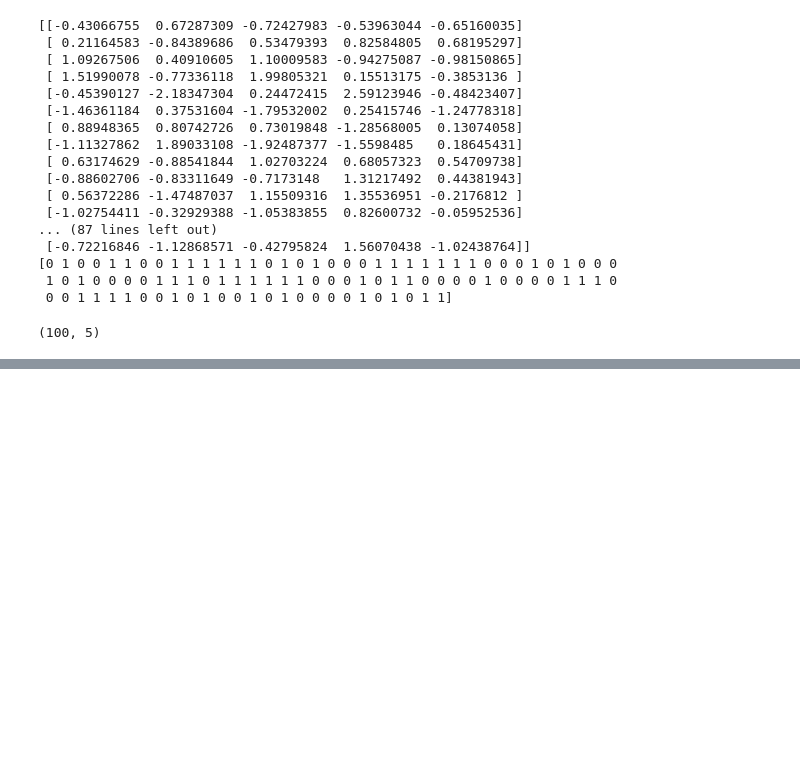
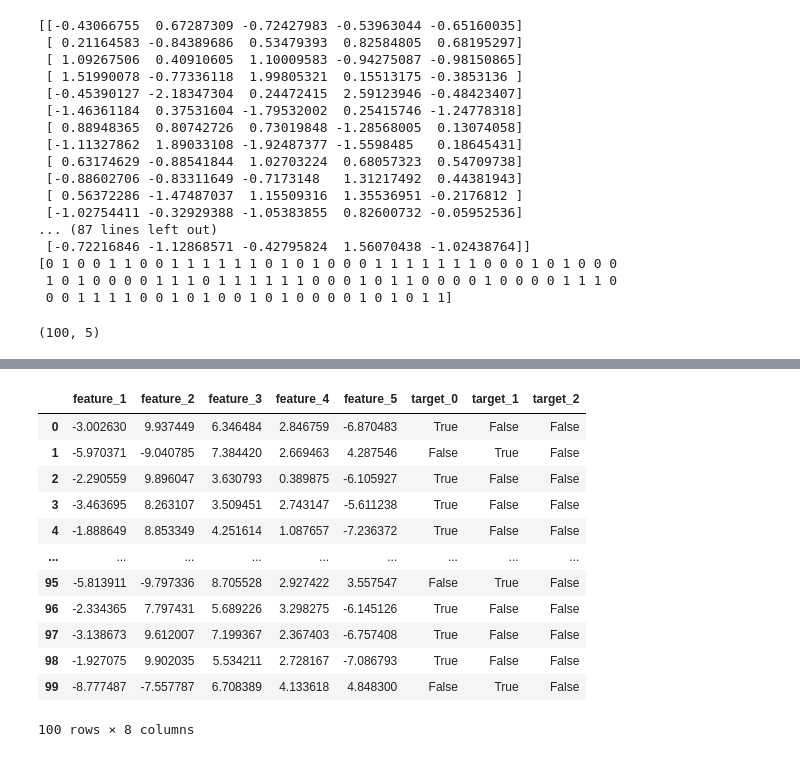
Before and after one commit to oakilae-droid/big0611, a Jupyter notebook: py/p04_머신러닝과딥러닝/ch02_전처리/ex07_전처리.ipynb, the cells around one changed output, grey strips where cells are left out. Cells and saved outputs as stored; diff of their text form; code cells hidden in the pictures; blank space fills up the shorter version.

```diff
--- a/py/p04_머신러닝과딥러닝/ch02_전처리/ex07_전처리.ipynb
+++ b/py/p04_머신러닝과딥러닝/ch02_전처리/ex07_전처리.ipynb
@@ -112,0 +420,18 @@ print('결측치 삭제:', regression_df['feature_3'].isna().sum())
+# %%
+# 원-핫 인코딩
+# prefix: 기본값은 열이름_순번
+pd.get_dummies(blobs_df, columns=['target'], prefix='t')
+# %% [output]
+|  | feature_1 | feature_2 | feature_3 | feature_4 | feature_5 | target_0 | target_1 | target_2 |
+| 0 | -3.002630 | 9.937449 | 6.346484 | 2.846759 | -6.870483 | True | False | False |
+| 1 | -5.970371 | -9.040785 | 7.384420 | 2.669463 | 4.287546 | False | True | False |
+| 2 | -2.290559 | 9.896047 | 3.630793 | 0.389875 | -6.105927 | True | False | False |
+| 3 | -3.463695 | 8.263107 | 3.509451 | 2.743147 | -5.611238 | True | False | False |
+| 4 | -1.888649 | 8.853349 | 4.251614 | 1.087657 | -7.236372 | True | False | False |
+| ... | ... | ... | ... | ... | ... | ... | ... | ... |
+| 95 | -5.813911 | -9.797336 | 8.705528 | 2.927422 | 3.557547 | False | True | False |
+| 96 | -2.334365 | 7.797431 | 5.689226 | 3.298275 | -6.145126 | True | False | False |
+| 97 | -3.138673 | 9.612007 | 7.199367 | 2.367403 | -6.757408 | True | False | False |
+| 98 | -1.927075 | 9.902035 | 5.534211 | 2.728167 | -7.086793 | True | False | False |
+| 99 | -8.777487 | -7.557787 | 6.708389 | 4.133618 | 4.848300 | False | True | False |
+100 rows × 8 columns
```
Also changed, not shown: parts of 32 cells of this notebook.
